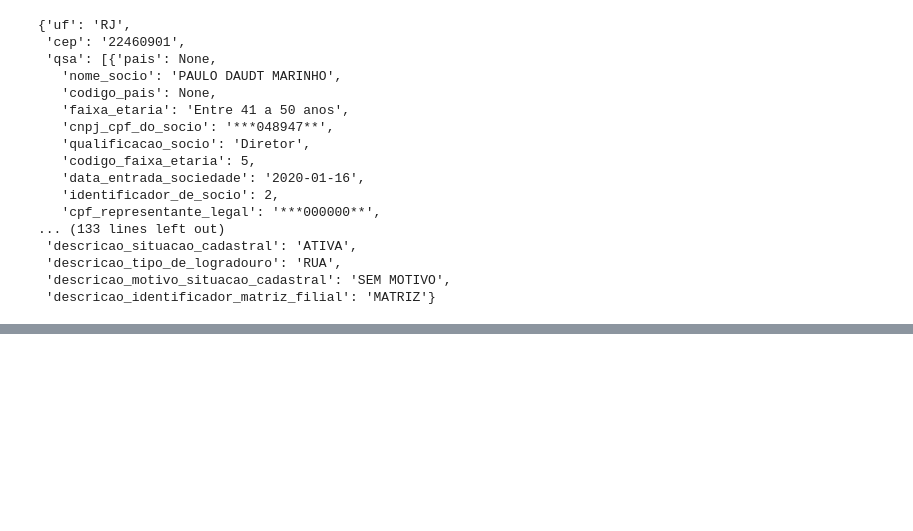
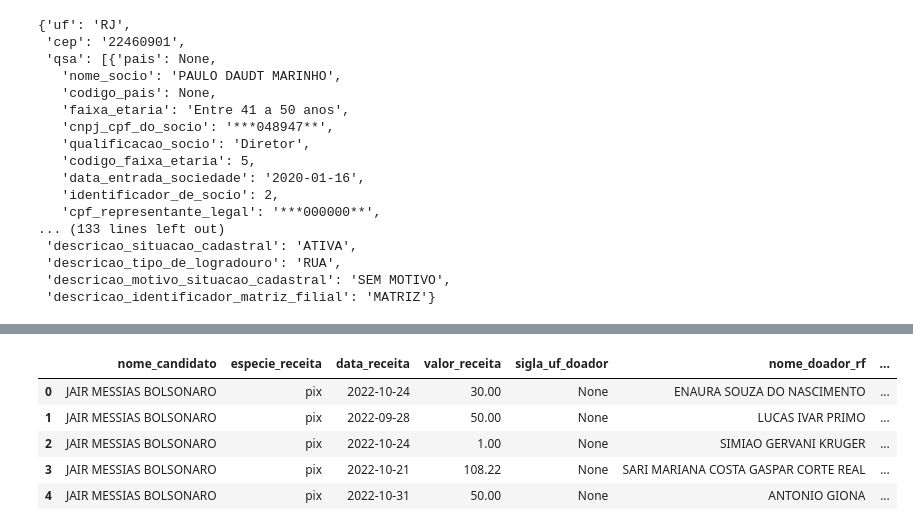
Before and after one commit to lucasthaynan/cartao_corporativo, a Jupyter notebook: cartao_corporativo_jair_bolsonaro_cruzametnos.ipynb, the cells around one changed output, grey strips where cells are left out. Cells and saved outputs as stored; diff of their text form; code cells hidden in the pictures; blank space fills up the shorter version.

```diff
--- a/cartao_corporativo_jair_bolsonaro_cruzametnos.ipynb
+++ b/cartao_corporativo_jair_bolsonaro_cruzametnos.ipynb
@@ -281,0 +314,9 @@ response.json()
+# %%
+df_consulta.head()
+# %% [output]
+|  | nome_candidato | especie_receita | data_receita | valor_receita | sigla_uf_doador | nome_doador_rf | ... |
+| 0 | JAIR MESSIAS BOLSONARO | pix | 2022-10-24 | 30.00 | None | ENAURA SOUZA DO NASCIMENTO | ... |
+| 1 | JAIR MESSIAS BOLSONARO | pix | 2022-09-28 | 50.00 | None | LUCAS IVAR PRIMO | ... |
+| 2 | JAIR MESSIAS BOLSONARO | pix | 2022-10-24 | 1.00 | None | SIMIAO GERVANI KRUGER | ... |
+| 3 | JAIR MESSIAS BOLSONARO | pix | 2022-10-21 | 108.22 | None | SARI MARIANA COSTA GASPAR CORTE REAL | ... |
+| 4 | JAIR MESSIAS BOLSONARO | pix | 2022-10-31 | 50.00 | None | ANTONIO GIONA | ... |
```
Also changed, not shown: parts of 12 cells of this notebook, 1 other file.
